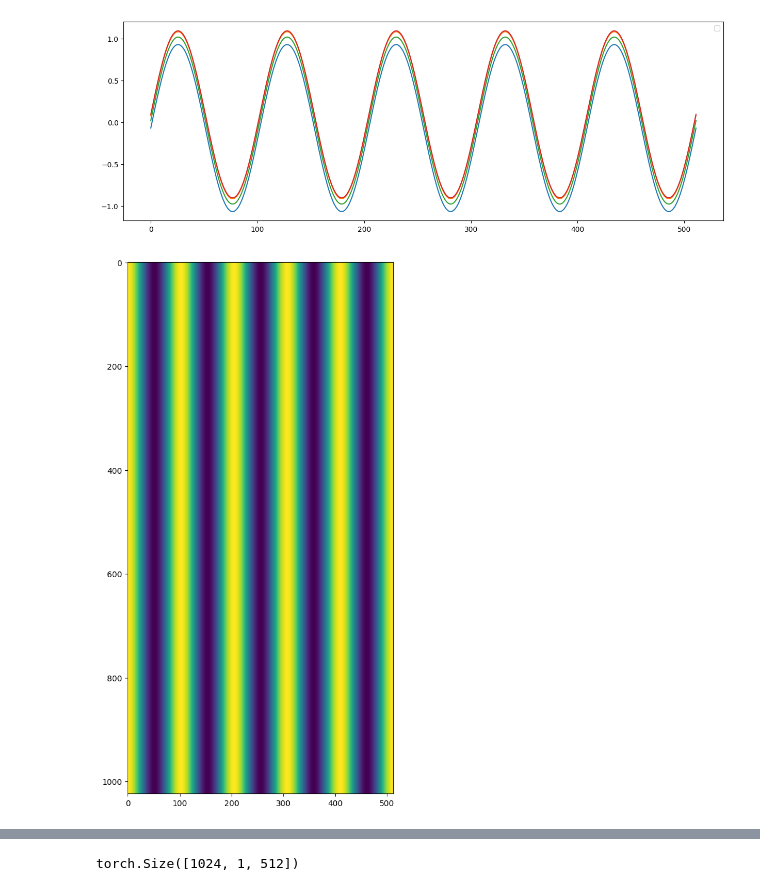
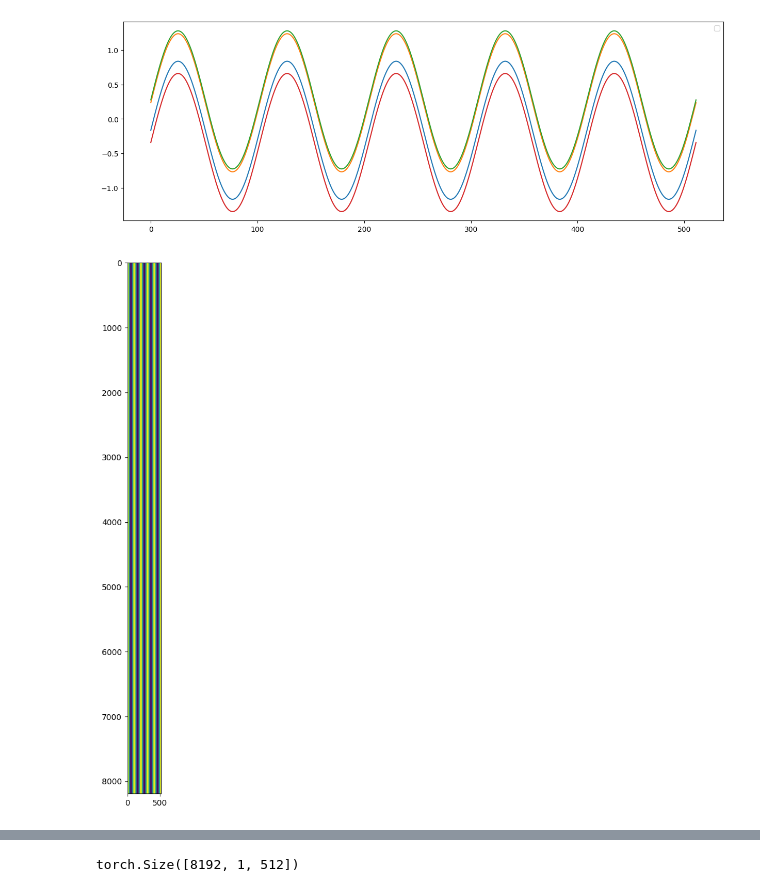
Before and after one commit to ncallahanml/baseline_networks, a Jupyter notebook: Unet.ipynb, the cells around one changed output, grey strips where cells are left out. Drawn from its saved outputs; the diff is of its cells as text; code cells hidden in the pictures.

```diff
--- a/Unet.ipynb
+++ b/Unet.ipynb
@@ -9,31 +9,33 @@ import torch
 import math
 # %%
 n = 5
-r = 1024
+r = 1024 * 8
 x = torch.linspace(0, n*2*np.pi, 256*2)
 x2 = x.unsqueeze(1).repeat_interleave(r, dim=1)
 y = torch.sin(x2)
-y += torch.normal(0., 0.1, size=(r,))
+y += torch.normal(0., 0.5, size=(r,))
 
 plt.figure(figsize=(15,5))
 sns.lineplot(data=y[:,[1,2,3,4]].numpy(), dashes=False)
 plt.legend([], [])
 plt.show()
 
 y_grad = torch.tensor(np.gradient(y, axis=0)).transpose(0, 1)
+# add randomization after labels are divised, to include some robustness testing
+y += torch.randn_like(y) * .35
 
 plt.figure(figsize=(12,12))
 plt.imshow(y_grad.numpy())
 plt.show()
 
 label_mask = ((y_grad > .05) & (y_grad > -.05)) #.transpose()
 
 plt.figure(figsize=(12,12))
 plt.imshow(label_mask.numpy())
 plt.show()
 
 labels = label_mask.unsqueeze(1).to(torch.float32)
 print(labels.shape)
 # %% [output]
-[figure, old version]
+[figure, new version]
-[figure, old version]
+[figure, new version]
@@ -41 +43 @@ print(labels.shape)
-torch.Size([1024, 1, 512])
+torch.Size([8192, 1, 512])
```
Also changed, not shown: parts of 7 cells of this notebook.
